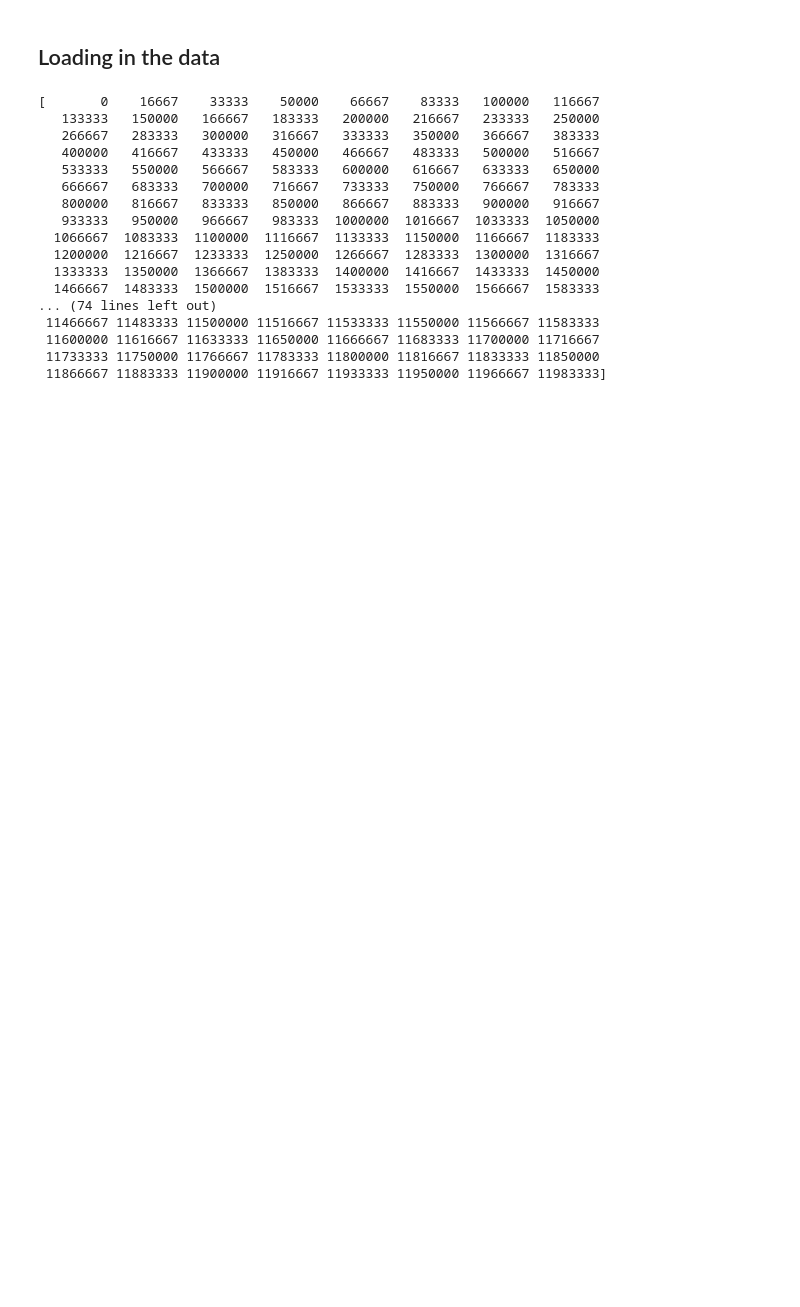
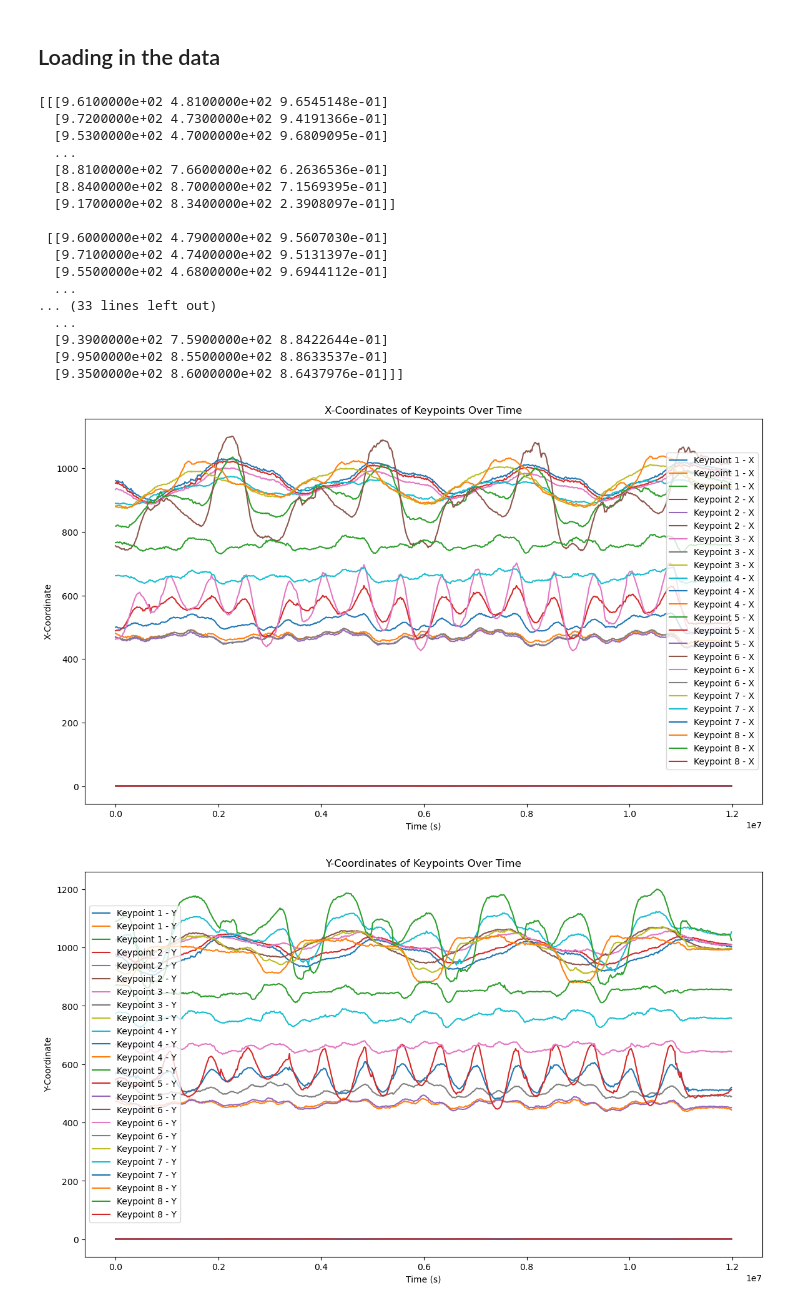
Before and after one commit to kunathmi/cmse492_project, a Jupyter notebook: notebooks/01_exploratory_data_analysis.ipynb, the cells around one changed output. Saved outputs shown, nothing was run; the diff lists cells and outputs as text; code cells hidden in the pictures; blank space fills up the shorter version.

Commit message:
Loaded in some data, started pre-processing

```diff
--- a/notebooks/01_exploratory_data_analysis.ipynb
+++ b/notebooks/01_exploratory_data_analysis.ipynb
@@ -14,25 +14,58 @@ with open('../data/keypoints2d/gBR_sBM_cAll_d04_mBR0_ch01.pkl', 'rb') as file:
     data = pickle.load(file)
 
 # Now, 'data' contains the object stored in the .pkl file
-keypoints = data['keypoints2d']
+keypoints = data['keypoints2d'][0]
 timestamps = data['timestamps']
 
-print(timestamps)
+print(keypoints)
 # %% [output]
-[       0    16667    33333    50000    66667    83333   100000   116667
-   133333   150000   166667   183333   200000   216667   233333   250000
-   266667   283333   300000   316667   333333   350000   366667   383333
-   400000   416667   433333   450000   466667   483333   500000   516667
-   533333   550000   566667   583333   600000   616667   633333   650000
-   666667   683333   700000   716667   733333   750000   766667   783333
-   800000   816667   833333   850000   866667   883333   900000   916667
-   933333   950000   966667   983333  1000000  1016667  1033333  1050000
-  1066667  1083333  1100000  1116667  1133333  1150000  1166667  1183333
-  1200000  1216667  1233333  1250000  1266667  1283333  1300000  1316667
-  1333333  1350000  1366667  1383333  1400000  1416667  1433333  1450000
-  1466667  1483333  1500000  1516667  1533333  1550000  1566667  1583333
-... (74 lines left out)
- 11466667 11483333 11500000 11516667 11533333 11550000 11566667 11583333
- 11600000 11616667 11633333 11650000 11666667 11683333 11700000 11716667
- 11733333 11750000 11766667 11783333 11800000 11816667 11833333 11850000
- 11866667 11883333 11900000 11916667 11933333 11950000 11966667 11983333]
+[[[9.6100000e+02 4.8100000e+02 9.6545148e-01]
+  [9.7200000e+02 4.7300000e+02 9.4191366e-01]
+  [9.5300000e+02 4.7000000e+02 9.6809095e-01]
+  ...
+  [8.8100000e+02 7.6600000e+02 6.2636536e-01]
+  [8.8400000e+02 8.7000000e+02 7.1569395e-01]
+  [9.1700000e+02 8.3400000e+02 2.3908097e-01]]
+
+ [[9.6000000e+02 4.7900000e+02 9.5607030e-01]
+  [9.7100000e+02 4.7400000e+02 9.5131397e-01]
+  [9.5500000e+02 4.6800000e+02 9.6944112e-01]
+  ...
+... (33 lines left out)
+  ...
+  [9.3900000e+02 7.5900000e+02 8.8422644e-01]
+  [9.9500000e+02 8.5500000e+02 8.8633537e-01]
+  [9.3500000e+02 8.6000000e+02 8.6437976e-01]]]
+# %%
+
+import matplotlib.pyplot as plt
+
+# Assuming keypoints is of shape (num_frames, num_keypoints*2),
+# where num_keypoints*2 represents x and y coordinates for each keypoint.
+
+num_keypoints = keypoints.shape[1] // 2  # Number of keypoints
+
+# Plotting x-coordinates of each keypoint over time
+plt.figure(figsize=(14, 8))
+for i in range(num_keypoints):
+    plt.plot(timestamps, keypoints[:, 2*i], label=f'Keypoint {i+1} - X')
+
+plt.xlabel('Time (s)')
+plt.ylabel('X-Coordinate')
+plt.title('X-Coordinates of Keypoints Over Time')
+plt.legend()
+plt.show()
+
+# Plotting y-coordinates of each keypoint over time
+plt.figure(figsize=(14, 8))
+for i in range(num_keypoints):
+    plt.plot(timestamps, keypoints[:, 2*i+1], label=f'Keypoint {i+1} - Y')
+
+plt.xlabel('Time (s)')
+plt.ylabel('Y-Coordinate')
+plt.title('Y-Coordinates of Keypoints Over Time')
+plt.legend()
+plt.show()
+# %% [output]
+[figure, added]
+[figure, added]
```
Also changed, not shown: 1 other file.
